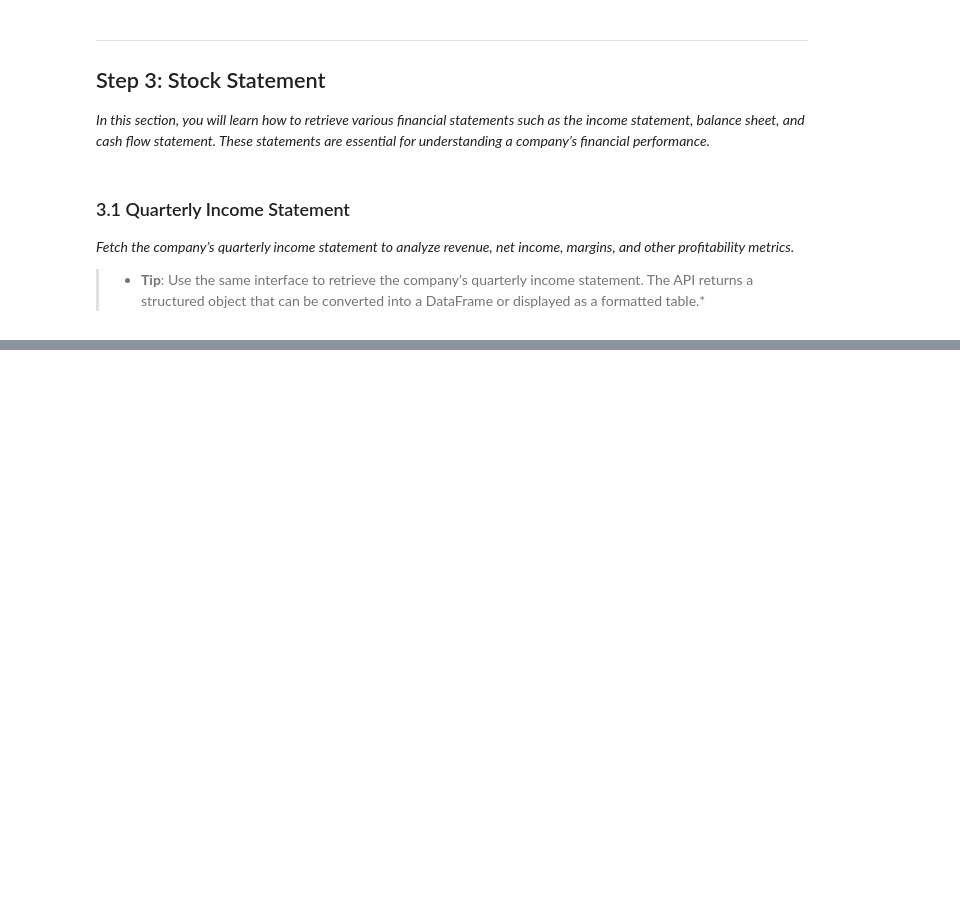
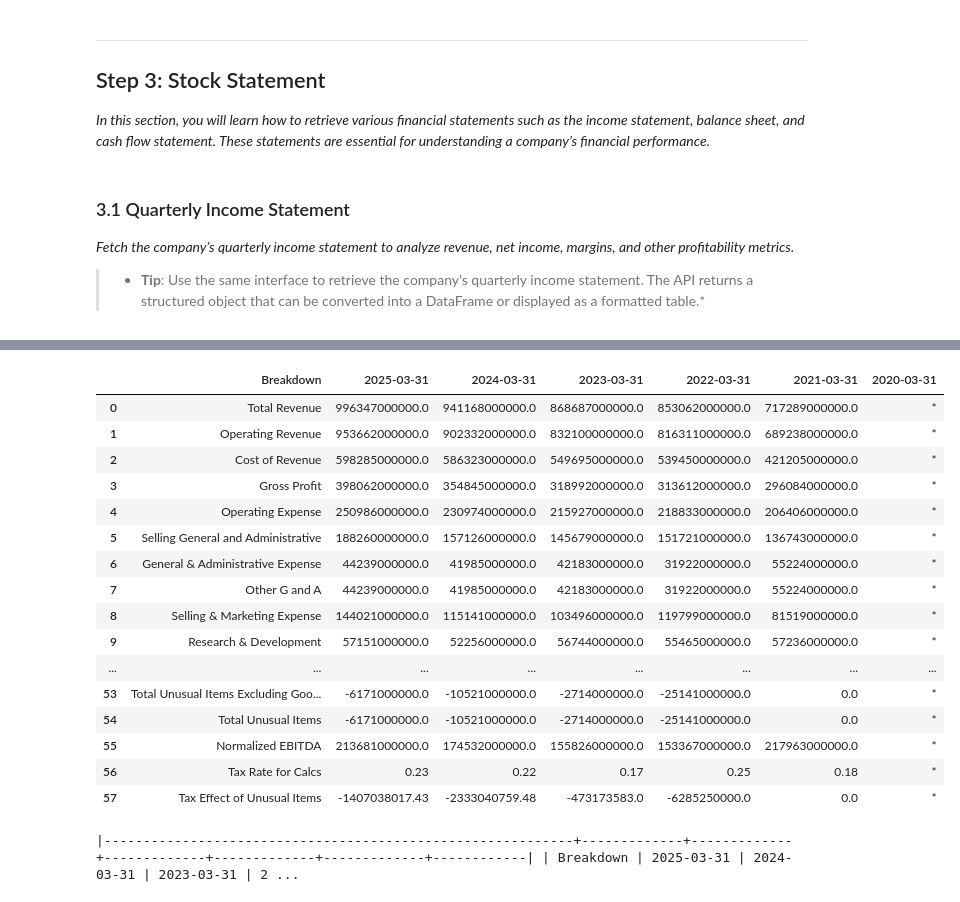
Before and after one commit to defeat-beta/defeatbeta-api, a Jupyter notebook: notebooks/01_tutorial_finance.ipynb, the cells around one changed output, grey strips where cells are left out. Drawn from its saved outputs; the diff is of its cells as text; code cells hidden in the pictures; blank space fills up the shorter version.

```diff
--- a/notebooks/01_tutorial_finance.ipynb
+++ b/notebooks/01_tutorial_finance.ipynb
@@ -50,0 +79,29 @@ df = statement.df()
+# %%
+# Get quarterly income statement
+statement = ticker.annual_income_statement()
+# %%
+# Convert to pandas.DataFrame
+statement.df()
+# %% [output]
+|  | Breakdown | 2025-03-31 | 2024-03-31 | 2023-03-31 | 2022-03-31 | 2021-03-31 | 2020-03-31 |
+| 0 | Total Revenue | 996347000000.0 | 941168000000.0 | 868687000000.0 | 853062000000.0 | 717289000000.0 | * |
+| 1 | Operating Revenue | 953662000000.0 | 902332000000.0 | 832100000000.0 | 816311000000.0 | 689238000000.0 | * |
+| 2 | Cost of Revenue | 598285000000.0 | 586323000000.0 | 549695000000.0 | 539450000000.0 | 421205000000.0 | * |
+| 3 | Gross Profit | 398062000000.0 | 354845000000.0 | 318992000000.0 | 313612000000.0 | 296084000000.0 | * |
+| 4 | Operating Expense | 250986000000.0 | 230974000000.0 | 215927000000.0 | 218833000000.0 | 206406000000.0 | * |
+| 5 | Selling General and Administrative | 188260000000.0 | 157126000000.0 | 145679000000.0 | 151721000000.0 | 136743000000.0 | * |
+| 6 | General & Administrative Expense | 44239000000.0 | 41985000000.0 | 42183000000.0 | 31922000000.0 | 55224000000.0 | * |
+| 7 | Other G and A | 44239000000.0 | 41985000000.0 | 42183000000.0 | 31922000000.0 | 55224000000.0 | * |
+| 8 | Selling & Marketing Expense | 144021000000.0 | 115141000000.0 | 103496000000.0 | 119799000000.0 | 81519000000.0 | * |
+| 9 | Research & Development | 57151000000.0 | 52256000000.0 | 56744000000.0 | 55465000000.0 | 57236000000.0 | * |
+| ... | ... | ... | ... | ... | ... | ... | ... |
+| 53 | Total Unusual Items Excluding Goo... | -6171000000.0 | -10521000000.0 | -2714000000.0 | -25141000000.0 | 0.0 | * |
+| 54 | Total Unusual Items | -6171000000.0 | -10521000000.0 | -2714000000.0 | -25141000000.0 | 0.0 | * |
+| 55 | Normalized EBITDA | 213681000000.0 | 174532000000.0 | 155826000000.0 | 153367000000.0 | 217963000000.0 | * |
+| 56 | Tax Rate for Calcs | 0.23 | 0.22 | 0.17 | 0.25 | 0.18 | * |
+| 57 | Tax Effect of Unusual Items | -1407038017.43 | -2333040759.48 | -473173583.0 | -6285250000.0 | 0.0 | * |
+# %%
+# Print formatted table for easy reading
+statement.print_pretty_table()
+# %% [output]
+|------------------------------------------------------------+-------------+-------------+-------------+-------------+-------------+------------| | Breakdown | 2025-03-31 | 2024-03-31 | 2023-03-31 | 2 ...
```
Also changed, not shown: parts of 3 cells of this notebook.
